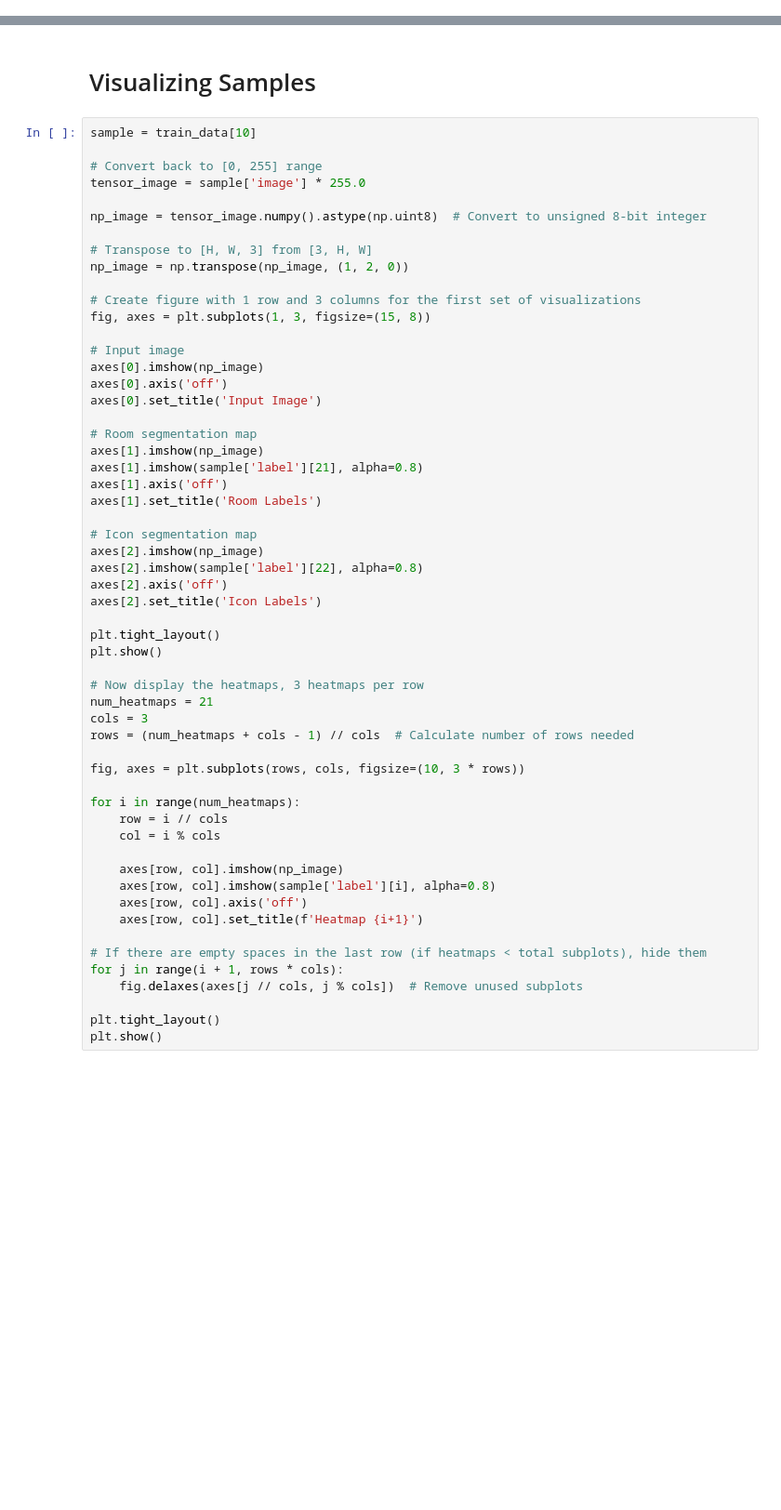
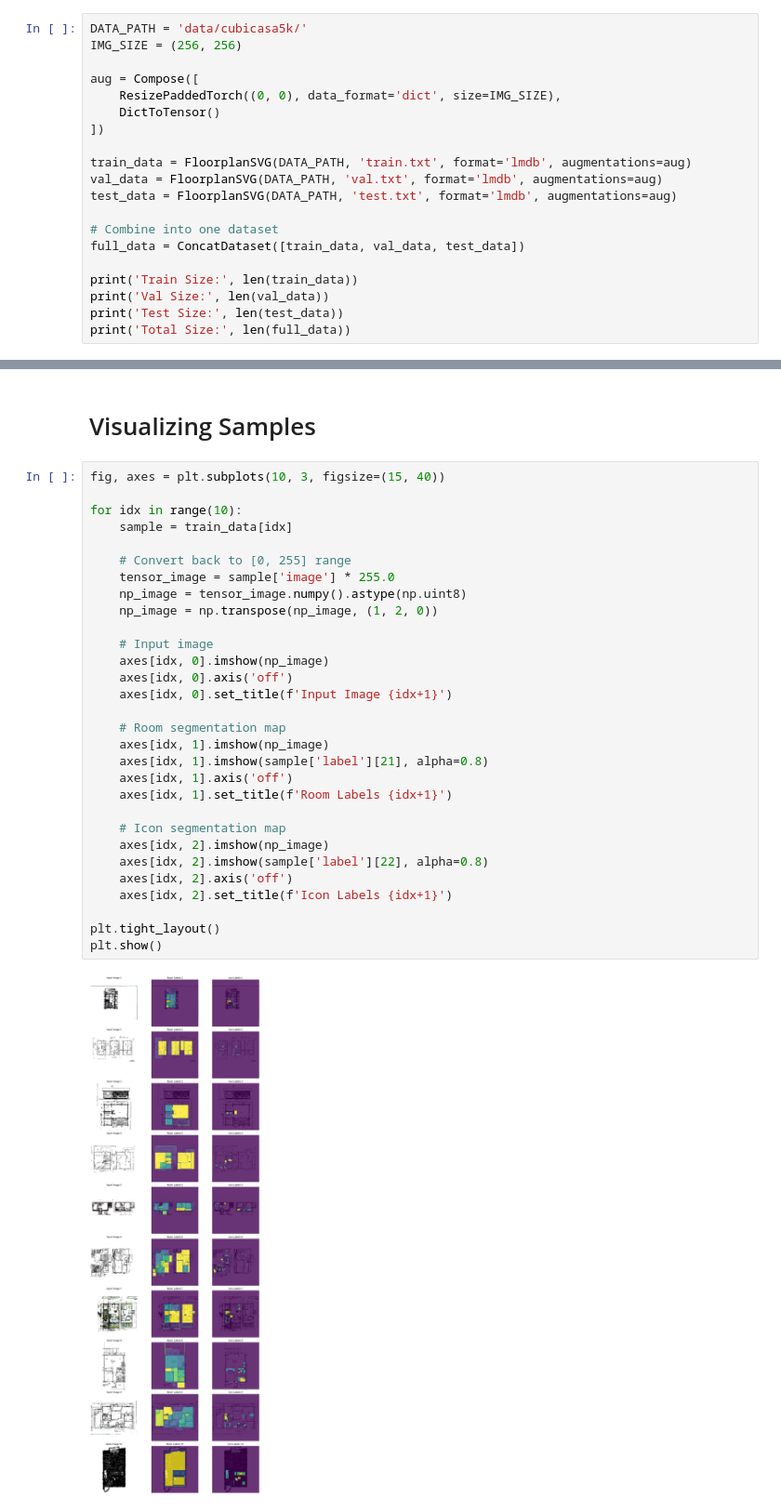
Before and after one commit to rimvelvet31/deeplabv3plus_cubicasa, a Jupyter notebook: eda.ipynb, the cells around one changed output, grey strips where cells are left out. Shown at 93% size. Drawn from its saved outputs; the diff is of its cells as text; blank space fills up the shorter version.

```diff
--- a/eda.ipynb
+++ b/eda.ipynb
@@ -23,0 +31,20 @@ train_data = FloorplanSVG(DATA_PATH, TRAIN_PATH, format='lmdb', is_transform=Fal
+# %%
+DATA_PATH = 'data/cubicasa5k/'
+IMG_SIZE = (256, 256)
+
+aug = Compose([
+    ResizePaddedTorch((0, 0), data_format='dict', size=IMG_SIZE),
+    DictToTensor()
+])
+
+train_data = FloorplanSVG(DATA_PATH, 'train.txt', format='lmdb', augmentations=aug)
+val_data = FloorplanSVG(DATA_PATH, 'val.txt', format='lmdb', augmentations=aug)
+test_data = FloorplanSVG(DATA_PATH, 'test.txt', format='lmdb', augmentations=aug)
+
+# Combine into one dataset
+full_data = ConcatDataset([train_data, val_data, test_data])
+
+print('Train Size:', len(train_data))
+print('Val Size:', len(val_data))
+print('Test Size:', len(test_data))
+print('Total Size:', len(full_data))
@@ -56,58 +68,34 @@ train_data[0]
 # %% [markdown]
 # Visualizing Samples
 # %%
-sample = train_data[10]
+fig, axes = plt.subplots(10, 3, figsize=(15, 40))
 
-# Convert back to [0, 255] range
-tensor_image = sample['image'] * 255.0
+for idx in range(10):
+    sample = train_data[idx]
 
-np_image = tensor_image.numpy().astype(np.uint8)  # Convert to unsigned 8-bit integer
+    # Convert back to [0, 255] range
+    tensor_image = sample['image'] * 255.0
+    np_image = tensor_image.numpy().astype(np.uint8)
+    np_image = np.transpose(np_image, (1, 2, 0))
 
-# Transpose to [H, W, 3] from [3, H, W]
-np_image = np.transpose(np_image, (1, 2, 0))
+    # Input image
+    axes[idx, 0].imshow(np_image)
+    axes[idx, 0].axis('off')
+    axes[idx, 0].set_title(f'Input Image {idx+1}')
 
-# Create figure with 1 row and 3 columns for the first set of visualizations
-fig, axes = plt.subplots(1, 3, figsize=(15, 8))
+    # Room segmentation map
+    axes[idx, 1].imshow(np_image)
+    axes[idx, 1].imshow(sample['label'][21], alpha=0.8)
+    axes[idx, 1].axis('off')
+    axes[idx, 1].set_title(f'Room Labels {idx+1}')
 
-# Input image
-axes[0].imshow(np_image)
-axes[0].axis('off')
-axes[0].set_title('Input Image')
-
-# Room segmentation map
-axes[1].imshow(np_image)
-axes[1].imshow(sample['label'][21], alpha=0.8)
-axes[1].axis('off')
-axes[1].set_title('Room Labels')
-
-# Icon segmentation map
-axes[2].imshow(np_image)
-axes[2].imshow(sample['label'][22], alpha=0.8)
-axes[2].axis('off')
-axes[2].set_title('Icon Labels')
+    # Icon segmentation map
+    axes[idx, 2].imshow(np_image)
+    axes[idx, 2].imshow(sample['label'][22], alpha=0.8)
+    axes[idx, 2].axis('off')
+    axes[idx, 2].set_title(f'Icon Labels {idx+1}')
 
 plt.tight_layout()
 plt.show()
-
-# Now display the heatmaps, 3 heatmaps per row
-num_heatmaps = 21
-cols = 3
-rows = (num_heatmaps + cols - 1) // cols  # Calculate number of rows needed
-
-fig, axes = plt.subplots(rows, cols, figsize=(10, 3 * rows))
-
-for i in range(num_heatmaps):
-    row = i // cols
-    col = i % cols
-
-    axes[row, col].imshow(np_image)
-    axes[row, col].imshow(sample['label'][i], alpha=0.8)
-    axes[row, col].axis('off')
-    axes[row, col].set_title(f'Heatmap {i+1}')
-
-# If there are empty spaces in the last row (if heatmaps < total subplots), hide them
-for j in range(i + 1, rows * cols):
-    fig.delaxes(axes[j // cols, j % cols])  # Remove unused subplots
-
-plt.tight_layout()
-plt.show()
+# %% [output]
+[figure, added]
```
Also changed, not shown: parts of 14 cells of this notebook, 3 other files.
